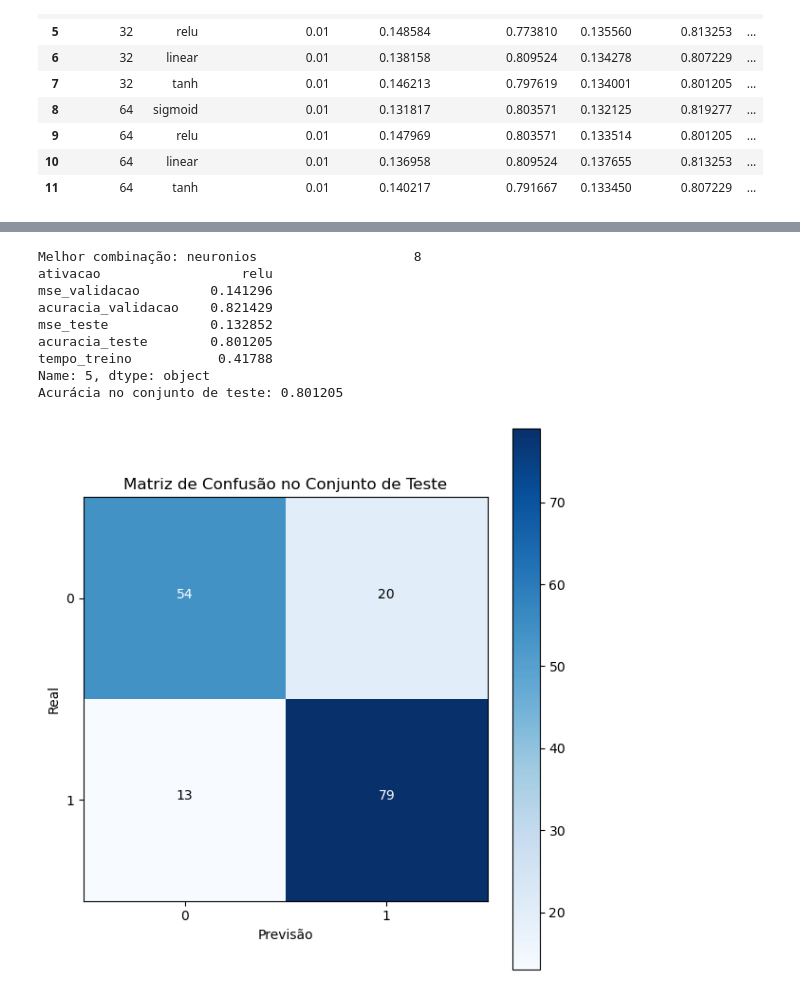
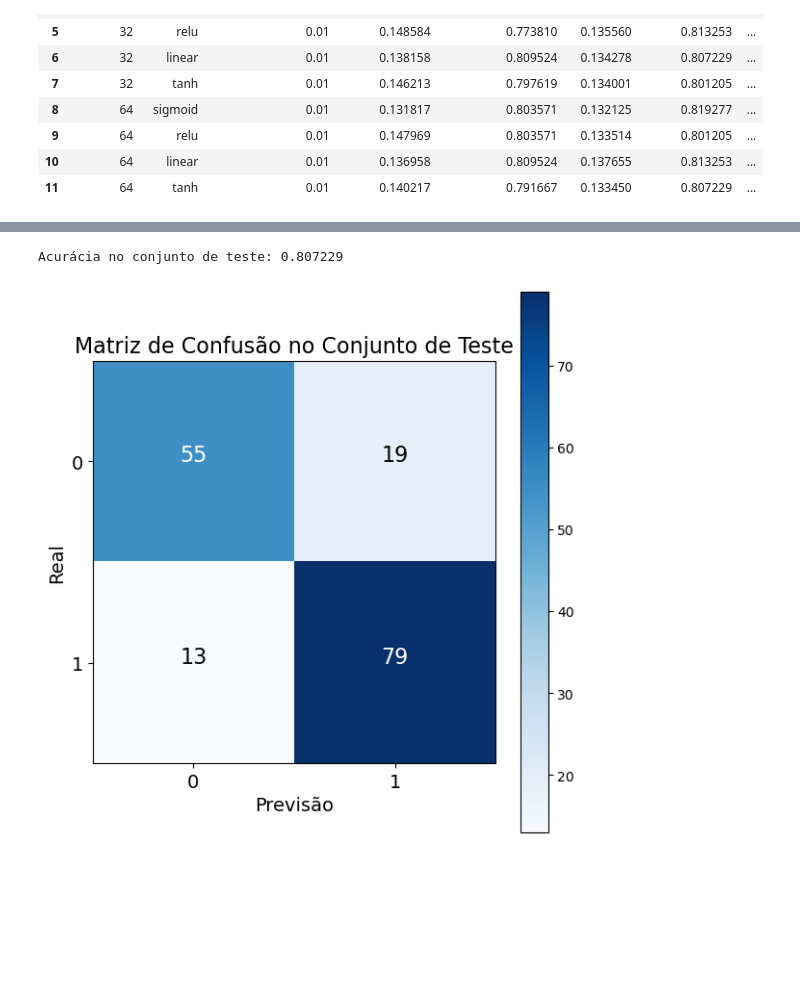
Before and after one commit to RodrigoFlexa/Backpropagation, a Jupyter notebook: analysis.ipynb, the cells around one changed output, grey strips where cells are left out. Saved outputs shown, nothing was run; the diff lists cells and outputs as text; code cells hidden in the pictures; blank space fills up the shorter version.

```diff
--- a/analysis.ipynb
+++ b/analysis.ipynb
@@ -177,9 +186,9 @@ resultados
 # plt.ylabel('Tempo de Treinamento (segundos)')
 # plt.show()
 # %%
-best_model = NeuralNetwork(n_entradas=5, n_saidas=1, n_neuronios_escondidos=64, func_ativacao='sigmoid',seed=SEED)
+# best_model = NeuralNetwork(n_entradas=5, n_saidas=1, n_neuronios_escondidos=64, func_ativacao='sigmoid',seed=SEED)
 
-# Treinar o modelo (com validação cruzada e parada antecipada)
+best_model = NeuralNetwork(n_entradas=5, n_saidas=1, n_neuronios_escondidos=16, func_ativacao='relu',seed=SEED)# Treinar o modelo (com validação cruzada e parada antecipada)
 best_model.treinar(X_treino, y_treino, X_validacao, y_validacao, epochs=1000, taxa_aprendizagem=0.01,verbose='n')
 
 print()
@@ -211,52 +220,40 @@ best_model.plotar_resultados()
 # %%
 from sklearn.metrics import confusion_matrix, accuracy_score
 
-# # Selecionar a melhor combinação de parâmetros
-# melhor_modelo = resultados.loc[resultados['acuracia_validacao'].idxmax()]
-# print(f"Melhor combinação: {melhor_modelo}")
-
-# Fazer previsões no conjunto de teste
 previsoes_teste = best_model.prever(X_teste)
 previsoes_binarias = np.where(previsoes_teste >= 0.5, 1, 0)
 
 # Calcular a acurácia no conjunto de teste
 acuracia_teste = accuracy_score(y_teste, previsoes_binarias)
 print(f"Acurácia no conjunto de teste: {acuracia_teste:.6f}")
 
 # Gerar a matriz de confusão
 matriz_confusao = confusion_matrix(y_teste, previsoes_binarias)
 
-# Plotar a matriz de confusão usando matplotlib
+# Plotar a matriz de confusão usando matplotlib com fonte maior
 plt.figure(figsize=(6, 6))
 plt.imshow(matriz_confusao, interpolation='nearest', cmap=plt.cm.Blues)
-plt.title('Matriz de Confusão no Conjunto de Teste')
+plt.title('Matriz de Confusão no Conjunto de Teste', fontsize=16)
 plt.colorbar()
 
 tick_marks = np.arange(2)
-plt.xticks(tick_marks, ['0', '1'])
-plt.yticks(tick_marks, ['0', '1'])
+plt.xticks(tick_marks, ['0', '1'], fontsize=14)
+plt.yticks(tick_marks, ['0', '1'], fontsize=14)
 
-# Rótulos dos eixos
-plt.xlabel('Previsão')
-plt.ylabel('Real')
+# Rótulos dos eixos com fonte maior
+plt.xlabel('Previsão', fontsize=14)
+plt.ylabel('Real', fontsize=14)
 
-# Adicionar os valores na matriz
+# Adicionar os valores na matriz com fonte maior
 thresh = matriz_confusao.max() / 2.
 for i, j in np.ndindex(matriz_confusao.shape):
     plt.text(j, i, f'{matriz_confusao[i, j]}',
              horizontalalignment="center",
+             fontsize=16,
              color="white" if matriz_confusao[i, j] > thresh else "black")
 
 plt.tight_layout()
 plt.show()
 # %% [output]
-Melhor combinação: neuronios                    8
-ativacao                  relu
-mse_validacao         0.141296
-acuracia_validacao    0.821429
-mse_teste             0.132852
-acuracia_teste        0.801205
-tempo_treino           0.41788
-Name: 5, dtype: object
-Acurácia no conjunto de teste: 0.801205
+Acurácia no conjunto de teste: 0.807229
-[figure, old version]
+[figure, new version]
```
Also changed, not shown: parts of 5 cells of this notebook.
